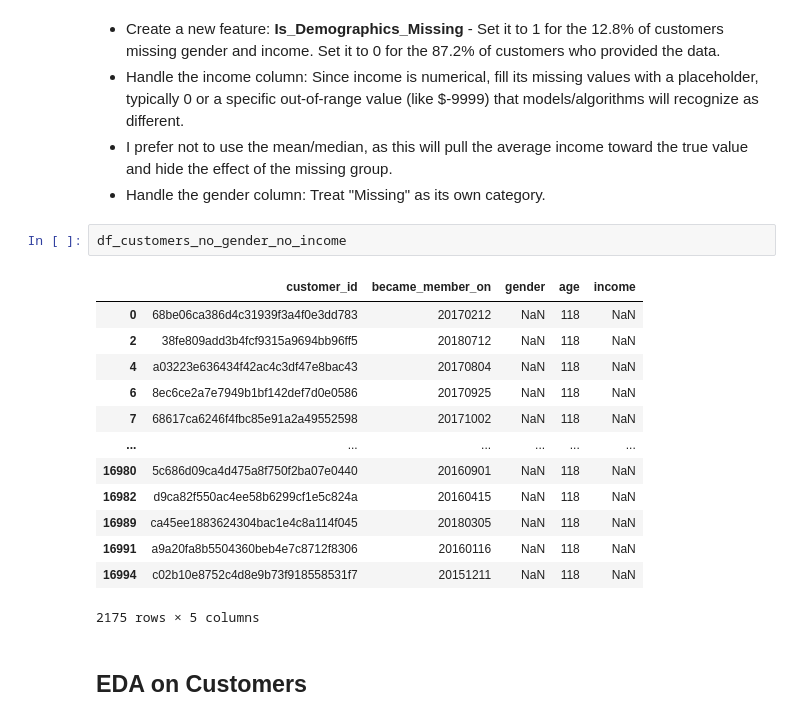
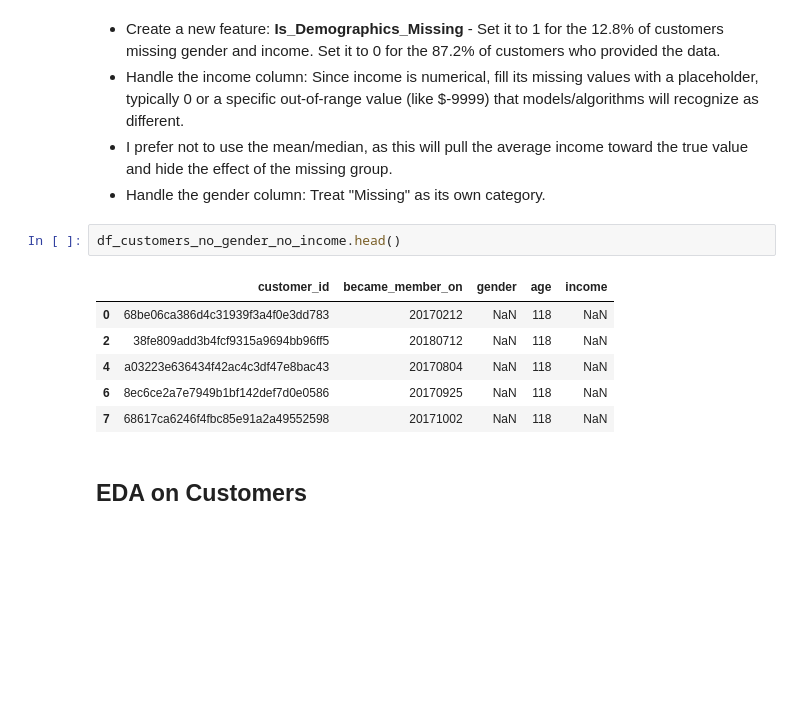
Before and after one commit to techmum21p/Brewlytics_Chat, a Jupyter notebook: Notebooks/01_EDA.ipynb, the cells around one changed output. Cells and saved outputs as stored; diff of their text form; blank space fills up the shorter version.

```diff
--- a/Notebooks/01_EDA.ipynb
+++ b/Notebooks/01_EDA.ipynb
@@ -113,21 +113,14 @@ df_customers_no_gender_no_income.shape
 - I prefer not to use the mean/median, as this will pull the average income toward the true value and hide the effect of the missing group.
 - Handle the gender column: Treat "Missing" as its own category.
 # %%
-df_customers_no_gender_no_income
+df_customers_no_gender_no_income.head()
 # %% [output]
 |  | customer_id | became_member_on | gender | age | income |
 | 0 | 68be06ca386d4c31939f3a4f0e3dd783 | 20170212 | NaN | 118 | NaN |
 | 2 | 38fe809add3b4fcf9315a9694bb96ff5 | 20180712 | NaN | 118 | NaN |
 | 4 | a03223e636434f42ac4c3df47e8bac43 | 20170804 | NaN | 118 | NaN |
 | 6 | 8ec6ce2a7e7949b1bf142def7d0e0586 | 20170925 | NaN | 118 | NaN |
 | 7 | 68617ca6246f4fbc85e91a2a49552598 | 20171002 | NaN | 118 | NaN |
-| ... | ... | ... | ... | ... | ... |
-| 16980 | 5c686d09ca4d475a8f750f2ba07e0440 | 20160901 | NaN | 118 | NaN |
-| 16982 | d9ca82f550ac4ee58b6299cf1e5c824a | 20160415 | NaN | 118 | NaN |
-| 16989 | ca45ee1883624304bac1e4c8a114f045 | 20180305 | NaN | 118 | NaN |
-| 16991 | a9a20fa8b5504360beb4e7c8712f8306 | 20160116 | NaN | 118 | NaN |
-| 16994 | c02b10e8752c4d8e9b73f918558531f7 | 20151211 | NaN | 118 | NaN |
-2175 rows × 5 columns
 # %% [markdown]
 ## EDA on Customers
 # %%
```
Also changed, not shown: parts of 26 cells of this notebook.
